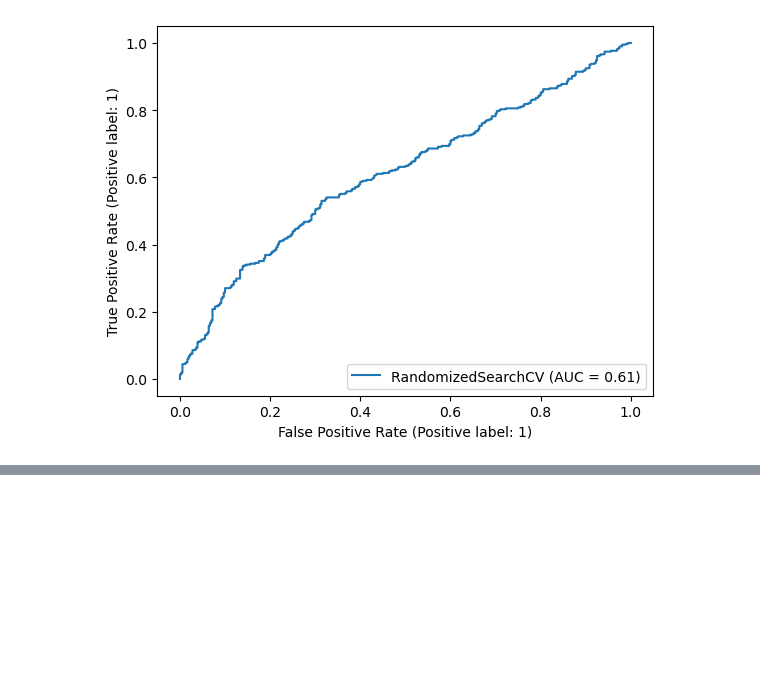
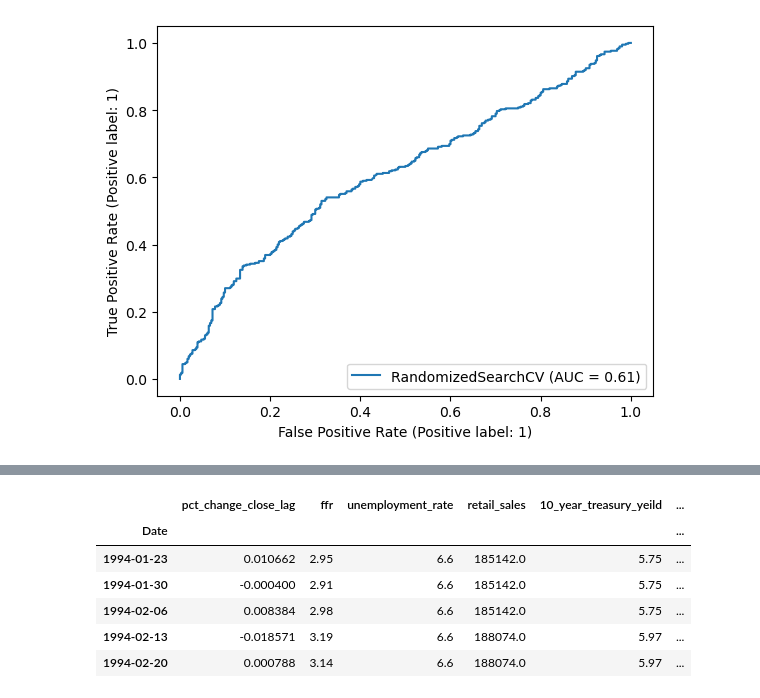
Before and after one commit to MasoodDastan/fomc, a Jupyter notebook: notebooks/07-Models.ipynb, the cells around one changed output, grey strips where cells are left out. Saved outputs shown, nothing was run; the diff lists cells and outputs as text; code cells hidden in the pictures; blank space fills up the shorter version.

```diff
--- a/notebooks/07-Models.ipynb
+++ b/notebooks/07-Models.ipynb
@@ -406,0 +409,60 @@ plt.savefig('../images/model_performance.png', dpi=300);
+# %%
+import pandas as pd
+import numpy as np
+
+# Create an empty DataFrame
+df = pd.DataFrame()
+
+# Extract the 'Adj Close' column from the 'data' DataFrame and resample it to weekly frequency, taking the last value of each week.
+df['close'] = data['Adj Close'].resample('W').last()
+
+# Calculate the percentage change of the 'close' column to get weekly percentage changes in stock prices.
+df['pct_change_close'] = df['close'].pct_change()
+
+# Create a new column 'pct_change_close_lag' containing the previous week's percentage change values.
+df['pct_change_close_lag'] = df['pct_change_close'].shift()
+
+# Extract specific columns from 'data' DataFrame related to economic indicators, and resample them to weekly frequency, taking the last value of each week.
+df1 = data[
+    ['Volume', 'ffr', 'unemployment_rate', 'retail_sales', '10_year_treasury_yeild', '10year_3month_yield_spread',
+     'vix', 'us_china_exchange_rate', 'us_japan_exchange_rate', 'inflation_yoy', 'gdp_growth_yoy', 'epu_all']
+].resample('W').last()
+
+# Calculate the percentage change of the 'Volume' column to get weekly percentage changes in trading volume.
+df1['pct_change_vol_lag'] = df1['Volume'].pct_change()
+
+# Shift the 'df1' DataFrame by one week, aligning the economic indicators with the corresponding stock market data for prediction purposes.
+df1 = df1.shift()
+
+# Combine the 'df' DataFrame containing stock market data with the 'df1' DataFrame containing economic indicators data.
+df = pd.concat([df, df1], axis=1)
+
+# Extract specific columns from the 'data' DataFrame related to other topics, and resample them to weekly frequency, taking the last value of each week.
+df2 = data[['topic 1', 'consumption', 'foreign_exchange_rate', 'inflation', 'financial_market', 'topic 6',
+            'sentiment_mc', 'sentiment_zstc']].resample('W').last()
+
+# Shift the 'df2' DataFrame by one week, aligning the other topics data with the corresponding stock market data for prediction purposes.
+df2 = df2.shift()
+
+# Combine the 'df' DataFrame containing stock market and economic indicators data with the 'df2' DataFrame containing other topics data.
+df = pd.concat([df, df2], axis=1)
+
+# Create a new column 'price_increase' that is 1 if the weekly percentage change in stock prices is greater than or equal to 0, otherwise 0.
+df['price_increase'] = np.where(df['pct_change_close'] >= 0, 1, 0)
+
+# Drop the 'close', 'Volume', and 'pct_change_close' columns as they are no longer needed for prediction.
+df.drop(columns=['close', 'Volume', 'pct_change_close'], inplace=True)
+
+# Drop any rows with missing values (NaN) in the DataFrame.
+df.dropna(inplace=True)
+
+# Display the first few rows of the final DataFrame 'df'.
+df.head()
+# %% [output]
+|  | pct_change_close_lag | ffr | unemployment_rate | retail_sales | 10_year_treasury_yeild | ... |
+| Date |  |  |  |  |  | ... |
+| 1994-01-23 | 0.010662 | 2.95 | 6.6 | 185142.0 | 5.75 | ... |
+| 1994-01-30 | -0.000400 | 2.91 | 6.6 | 185142.0 | 5.75 | ... |
+| 1994-02-06 | 0.008384 | 2.98 | 6.6 | 185142.0 | 5.75 | ... |
+| 1994-02-13 | -0.018571 | 3.19 | 6.6 | 188074.0 | 5.97 | ... |
+| 1994-02-20 | 0.000788 | 3.14 | 6.6 | 188074.0 | 5.97 | ... |
```
Also changed, not shown: parts of 32 cells of this notebook, 11 other files.
